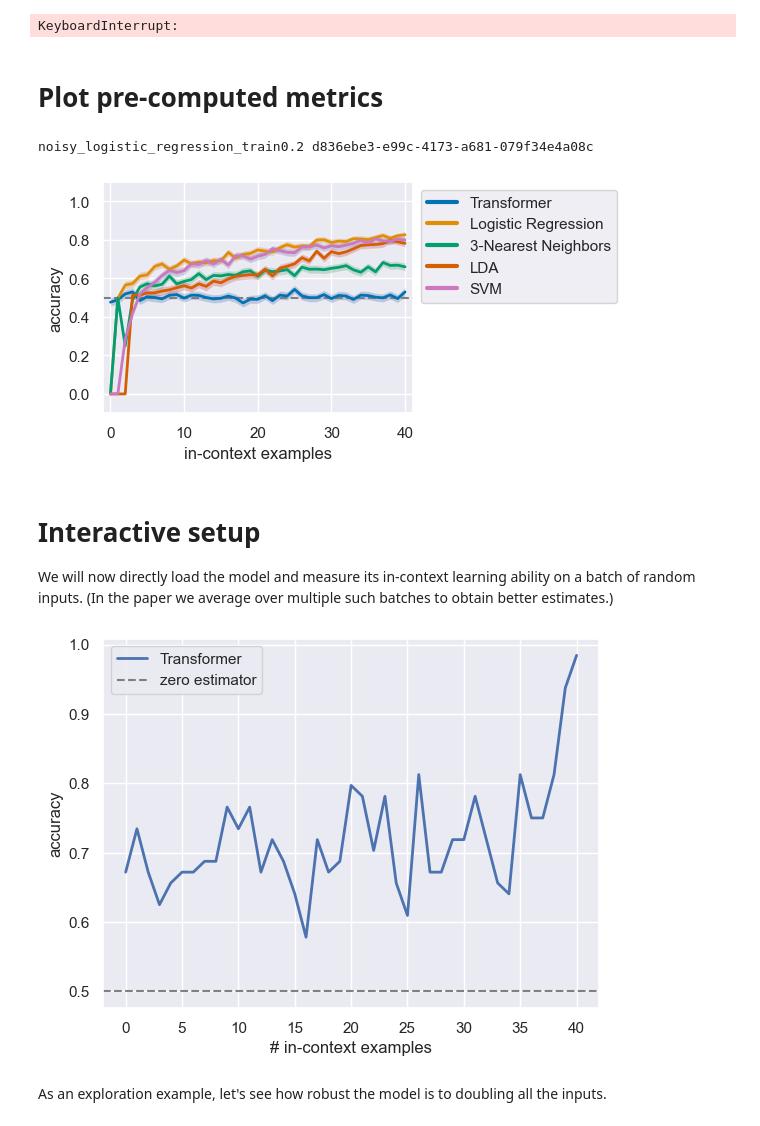
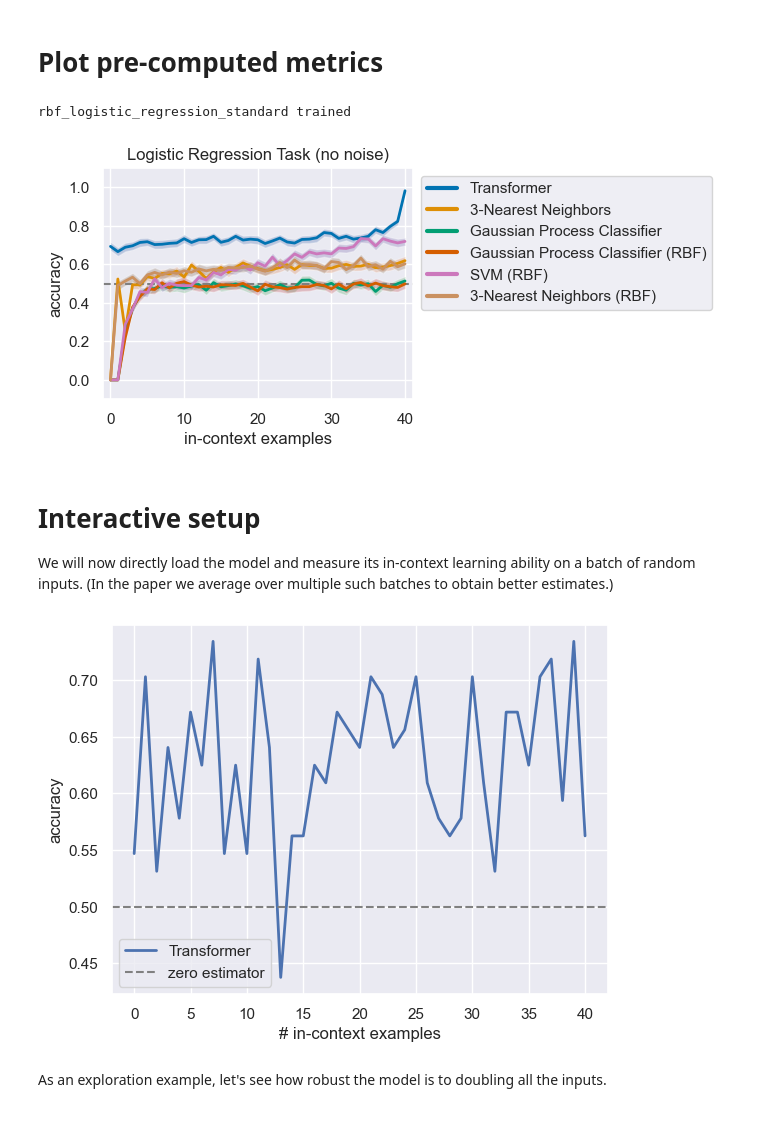
Before and after one commit to zenglingqi647/ICL, a Jupyter notebook: src/eval.ipynb, the cells around one changed output. Saved outputs shown, nothing was run; the diff lists cells and outputs as text; code cells hidden in the pictures.

Commit message:
generate figure

```diff
--- a/src/eval.ipynb
+++ b/src/eval.ipynb
@@ -33,35 +33,33 @@ df  # list all the runs in our run_dir
 # %%
 # task = "noisy_logistic_regression_train0.2"
-task = "noisy_rbf_logistic_regression_train0.2"
-#task = "sparse_linear_regression"
-#task = "decision_tree"
-#task = "relu_2nn_regression"
+# task = "noisy_rbf_logistic_regression_train0.2"
+# task = "logistic_regression"
+task = "rbf_logistic_regression"
 
-run_id = "4ac69559-3e0c-4c69-b686-c15af5f56e61"  # if you train more models, replace with the run_id from the table above
+run_id = "trained"  # if you train more models, replace with the run_id from the table above
 
 run_path = os.path.join(run_dir, task, run_id)
-recompute_metrics = True
+recompute_metrics = False
 
 if recompute_metrics:
     get_run_metrics(run_path)  # these are normally precomputed at the end of training
-# %% [output]
-KeyboardInterrupt:
 # %% [markdown]
 # Plot pre-computed metrics
 # %%
 def valid_row(r):
     return r.task == task and r.run_id == run_id
 
 metrics = collect_results(run_dir, df, valid_row=valid_row)
 _, conf = get_model_from_run(run_path, only_conf=True)
 n_dims = conf.model.n_dims
 
 models = metrics["standard"].keys()
 basic_plot(metrics["standard"], y_axis_name="accuracy", models=models, trivial=0.5)
+plt.title("Logistic Regression Task (no noise)")
 plt.show()
 # %% [output]
-noisy_logistic_regression_train0.2 d836ebe3-e99c-4173-a681-079f34e4a08c
+rbf_logistic_regression_standard trained
-[figure, old version]
+[figure, new version]
 # %%
 # plot any OOD metrics
 for name, metric in metrics.items():
@@ -118,7 +116,8 @@ baseline = {
     "sparse_linear_regression": sparsity,
     "relu_2nn_regression": n_dims,
     "decision_tree": 1,
-    "rbf_logistic_regression": 0.5
+    "rbf_logistic_regression": 0.5,
+    "noisy_rbf_logistic_regression": 0.5
 }[conf.training.task]
 
 plt.plot(loss.mean(axis=0), lw=2, label="Transformer")
@@ -128,7 +127,7 @@ plt.ylabel("accuracy")
 plt.legend()
 plt.show()
 # %% [output]
-[figure, old version]
+[figure, new version]
 # %% [markdown]
 As an exploration example, let's see how robust the model is to doubling all the inputs.
 # %%
```
Also changed, not shown: parts of 2 cells of this notebook, 1 other file.
